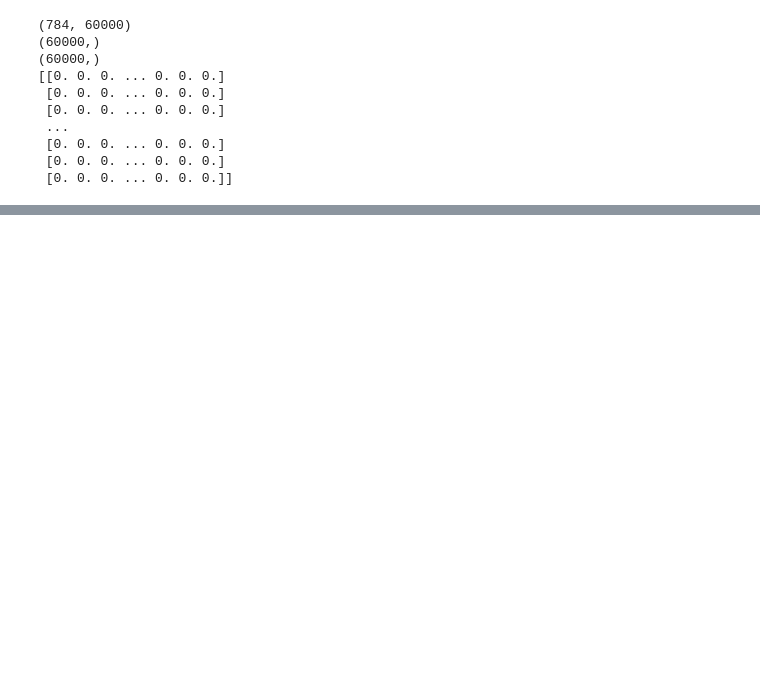
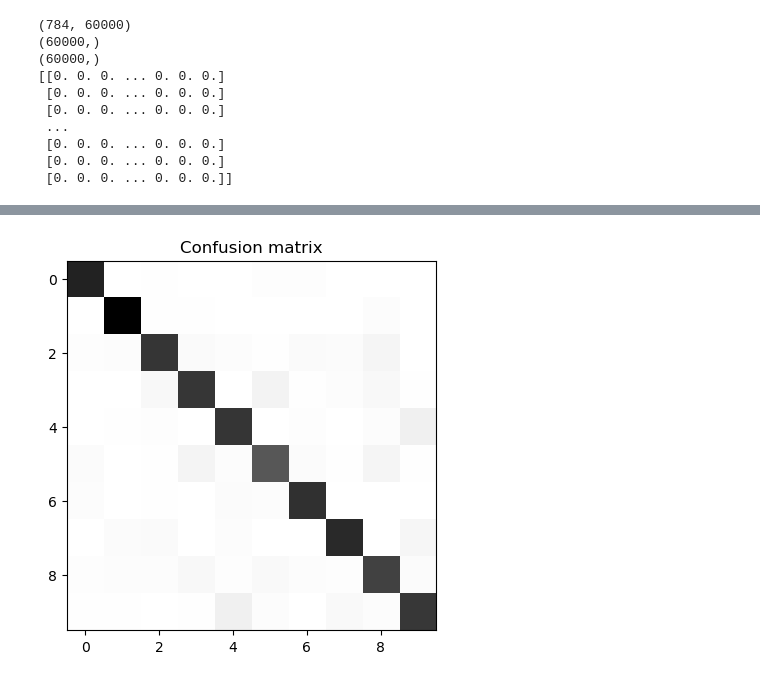
Before and after one commit to ben-du-pont/Neural-Network-from-scratch, a Jupyter notebook: src/neural_network.ipynb, the cells around one changed output, grey strips where cells are left out. Saved outputs shown, nothing was run; the diff lists cells and outputs as text; code cells hidden in the pictures; blank space fills up the shorter version.

```diff
--- a/src/neural_network.ipynb
+++ b/src/neural_network.ipynb
@@ -272,0 +293,17 @@ get_accuracy(test_predictions, y_test)
+# %%
+def calculate_confusion_matrix(true, pred):
+    K = len(np.unique(true)) # Number of classes
+    result = np.zeros((K, K))
+    for i in range(len(true)):
+        result[true[i]][pred[i]] += 1
+    return result
+
+def plot_confusion_matrix(confusion_matrix):
+    plt.imshow(confusion_matrix, cmap = 'binary', interpolation='None')
+    plt.title("Confusion matrix")
+    plt.show()
+
+confusion_matrix = calculate_confusion_matrix(y_test, test_predictions)
+plot_confusion_matrix(confusion_matrix)
+# %% [output]
+[figure, added]
```
Also changed, not shown: parts of 6 cells of this notebook, 4 other files.
